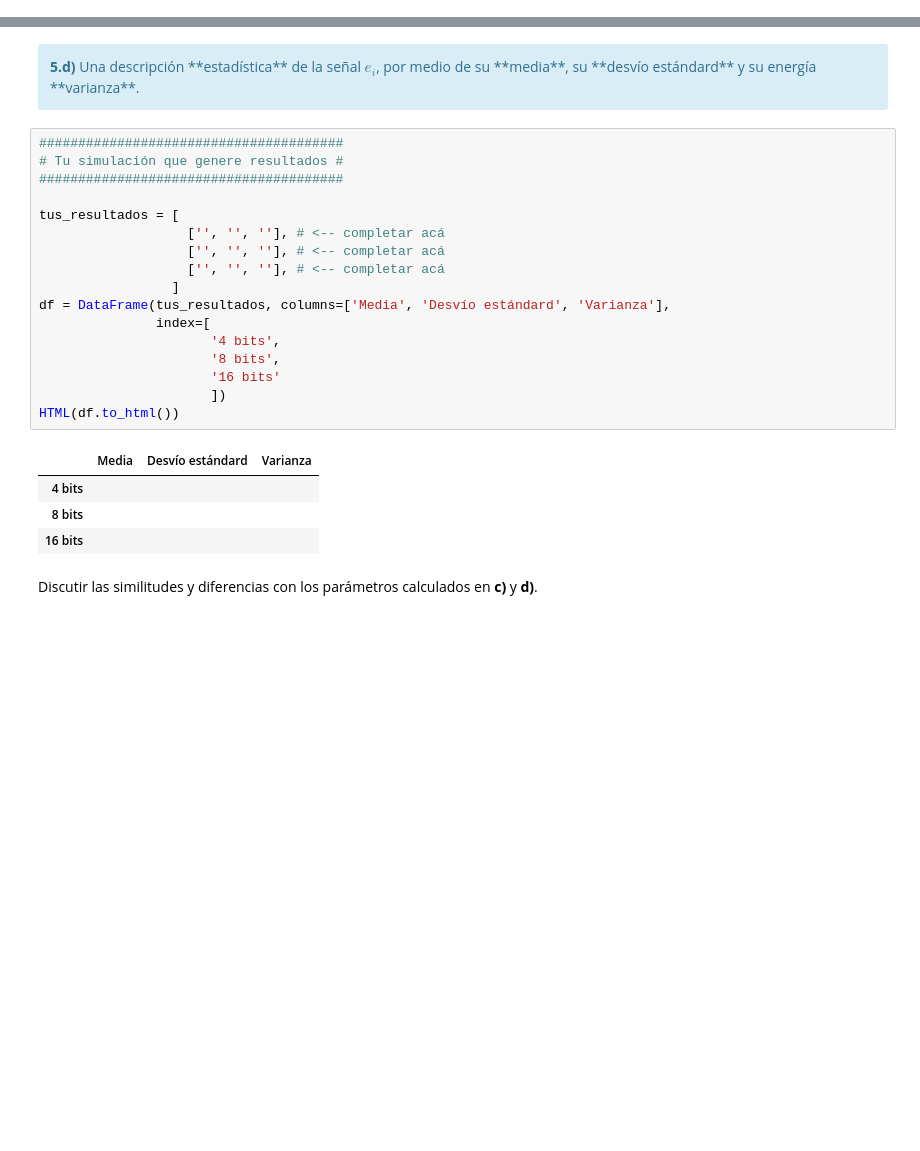
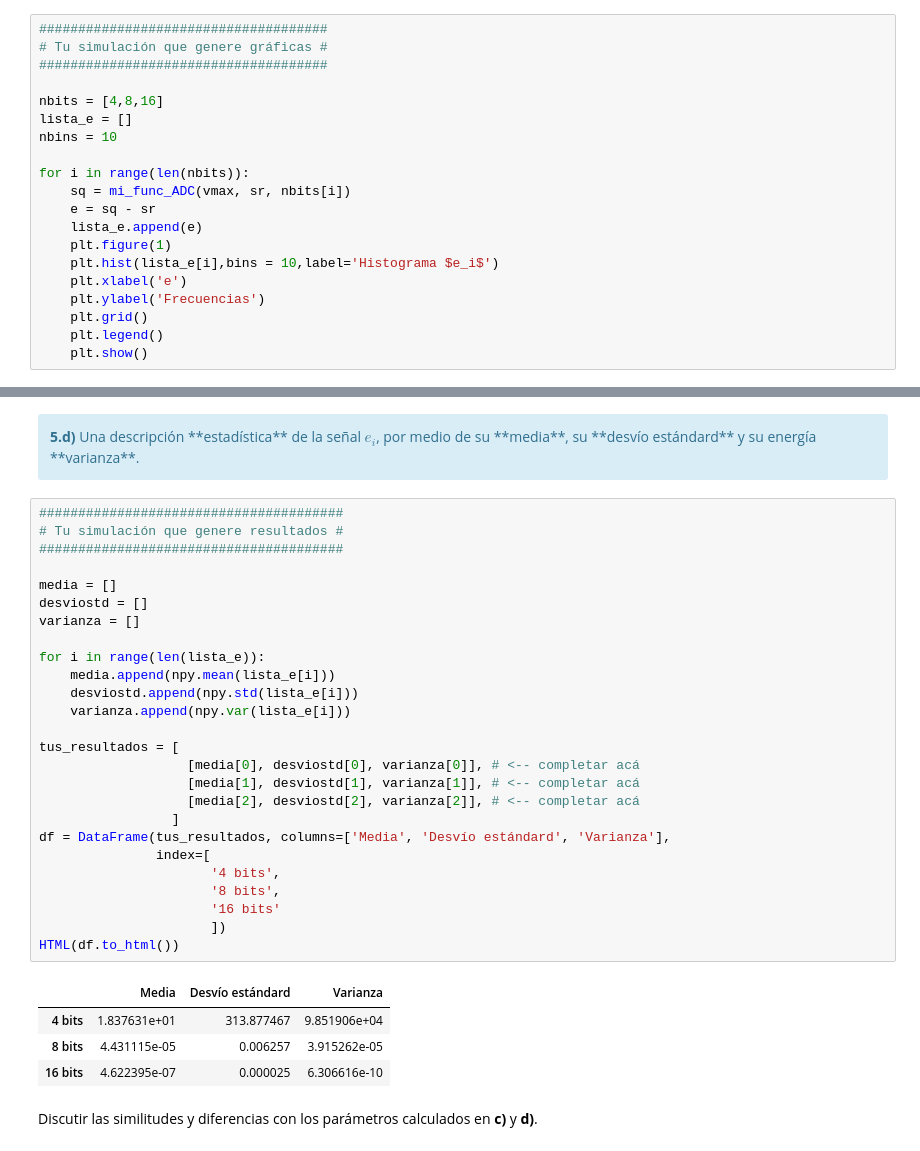
Before and after one commit to jbl95/pds-trabajosPracticos, a Jupyter notebook: TP1 - Muestreo de señales - Forurier.ipynb, the cells around one changed output, grey strips where cells are left out. Saved outputs shown, nothing was run; the diff lists cells and outputs as text; blank space fills up the shorter version.

```diff
--- a/TP1 - Muestreo de señales - Forurier.ipynb
+++ b/TP1 - Muestreo de señales - Forurier.ipynb
@@ -1643,0 +1665,20 @@ HTML(df.to_html())
+# %%
+#####################################
+# Tu simulación que genere gráficas #
+#####################################
+
+nbits = [4,8,16]
+lista_e = []
+nbins = 10
+
+for i in range(len(nbits)):
+    sq = mi_func_ADC(vmax, sr, nbits[i])
+    e = sq - sr
+    lista_e.append(e)
+    plt.figure(1)
+    plt.hist(lista_e[i],bins = 10,label='Histograma $e_i$')
+    plt.xlabel('e')
+    plt.ylabel('Frecuencias')
+    plt.grid()
+    plt.legend()
+    plt.show()
@@ -1680,25 +1747,34 @@ HTML(df.to_html())
 # %%
 #######################################
 # Tu simulación que genere resultados #
 #######################################
 
+media = []
+desviostd = []
+varianza = []
+
+for i in range(len(lista_e)):
+    media.append(npy.mean(lista_e[i]))
+    desviostd.append(npy.std(lista_e[i]))
+    varianza.append(npy.var(lista_e[i]))
+
 tus_resultados = [
-                   ['', '', ''], # <-- completar acá
-                   ['', '', ''], # <-- completar acá
-                   ['', '', ''], # <-- completar acá
+                   [media[0], desviostd[0], varianza[0]], # <-- completar acá
+                   [media[1], desviostd[1], varianza[1]], # <-- completar acá
+                   [media[2], desviostd[2], varianza[2]], # <-- completar acá
                  ]
 df = DataFrame(tus_resultados, columns=['Media', 'Desvío estándard', 'Varianza'],
                index=[
                       '4 bits',
                       '8 bits',
                       '16 bits'
                       ])
 HTML(df.to_html())
 # %% [output]
 |  | Media | Desvío estándard | Varianza |
-| 4 bits |  |  |  |
-| 8 bits |  |  |  |
-| 16 bits |  |  |  |
+| 4 bits | 1.837631e+01 | 313.877467 | 9.851906e+04 |
+| 8 bits | 4.431115e-05 | 0.006257 | 3.915262e-05 |
+| 16 bits | 4.622395e-07 | 0.000025 | 6.306616e-10 |
 # %% [markdown]
 Discutir las similitudes y diferencias con los parámetros calculados en **c)** y **d)**.
 # %% [markdown]
```
Also changed, not shown: parts of 7 cells of this notebook.
